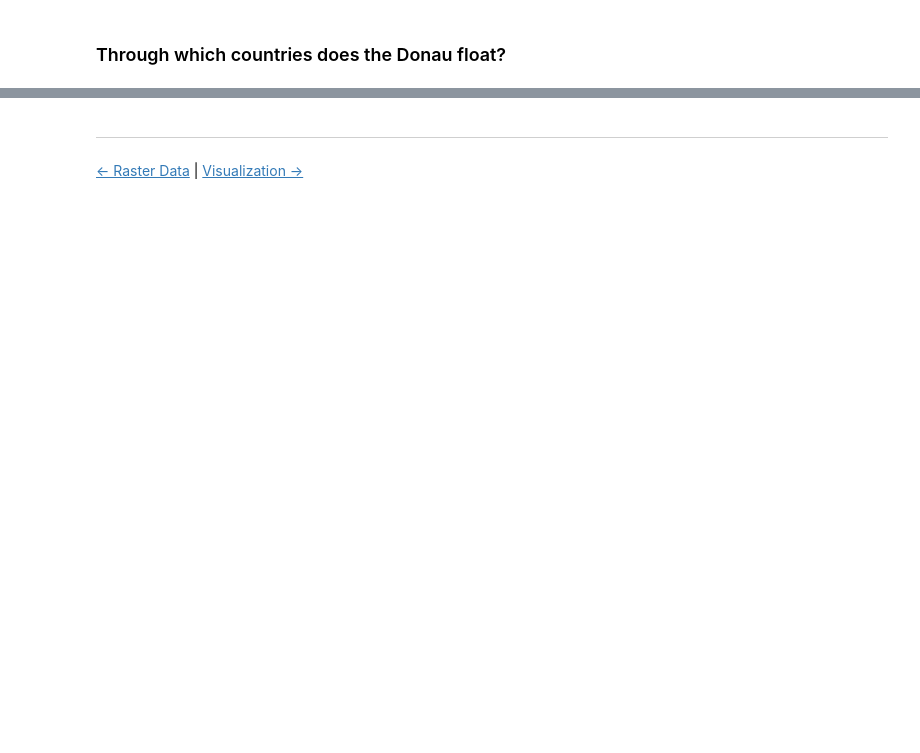
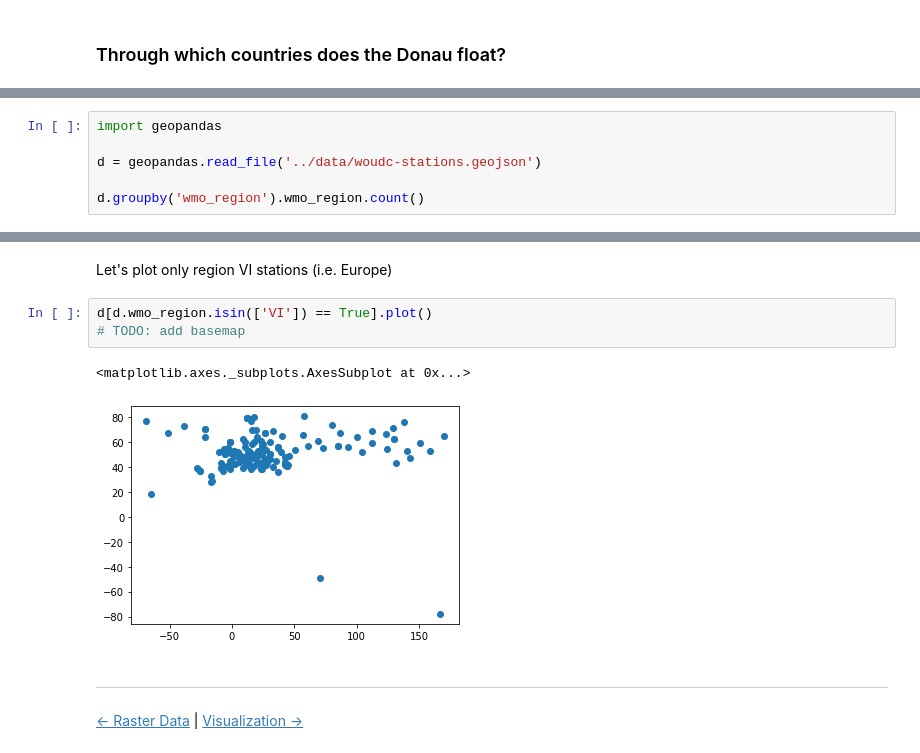
Before and after one commit to ldesousa/geopython-workshop, a Jupyter notebook: workshop/jupyter/content/notebooks/06-data-analysis.ipynb, the cells around one changed output, grey strips where cells are left out. Cells and saved outputs as stored; diff of their text form; blank space fills up the shorter version.

```diff
--- a/workshop/jupyter/content/notebooks/06-data-analysis.ipynb
+++ b/workshop/jupyter/content/notebooks/06-data-analysis.ipynb
@@ -77,0 +140,6 @@ with fiona.open("../data/countries.gpkg") as countries:
+# %%
+import geopandas
+
+d = geopandas.read_file('../data/woudc-stations.geojson')
+
+d.groupby('wmo_region').wmo_region.count()
@@ -78,3 +156,11 @@ with fiona.open("../data/countries.gpkg") as countries:
+# %% [markdown]
+Let's plot only region VI stations (i.e. Europe)
+# %%
+d[d.wmo_region.isin(['VI']) == True].plot()
+# TODO: add basemap
+# %% [output]
+<matplotlib.axes._subplots.AxesSubplot at 0x...>
+[figure, added]
 # %% [markdown]
 ---
 [<- Raster Data](05-raster-data.ipynb) | [Visualization ->](07-visualization.ipynb)
```
Also changed, not shown: parts of 11 cells of this notebook, 3 other files.
